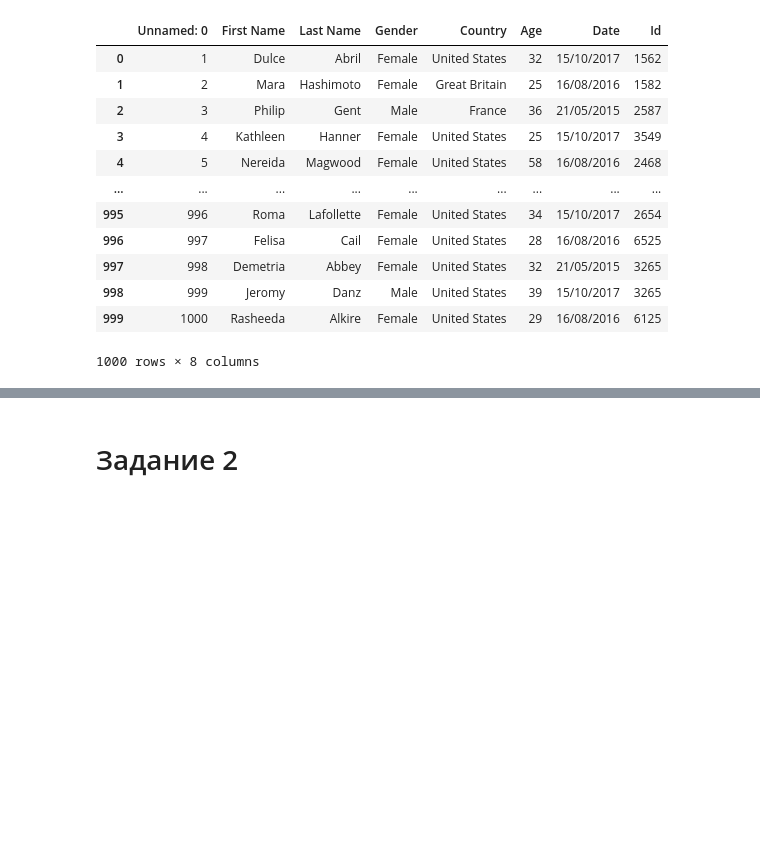
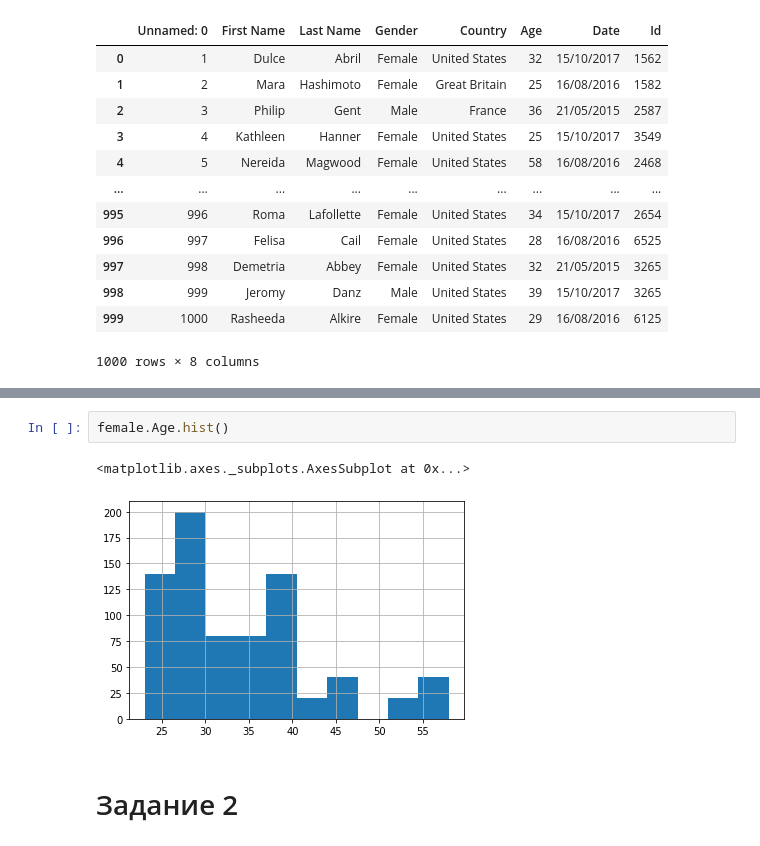
Before and after one commit to mukaseevru/ds-school, a Jupyter notebook: hw_intermediate/Part_2_HW_data_analysis.ipynb, the cells around one changed output, grey strips where cells are left out. Saved outputs shown, nothing was run; the diff lists cells and outputs as text; blank space fills up the shorter version.

```diff
--- a/hw_intermediate/Part_2_HW_data_analysis.ipynb
+++ b/hw_intermediate/Part_2_HW_data_analysis.ipynb
@@ -55,3 +130,8 @@ df
+# %%
+female.Age.hist()
+# %% [output]
+<matplotlib.axes._subplots.AxesSubplot at 0x...>
+[figure, added]
 # %% [markdown]
 # Задание 2
 # %%
```
Also changed, not shown: parts of 22 cells of this notebook.
